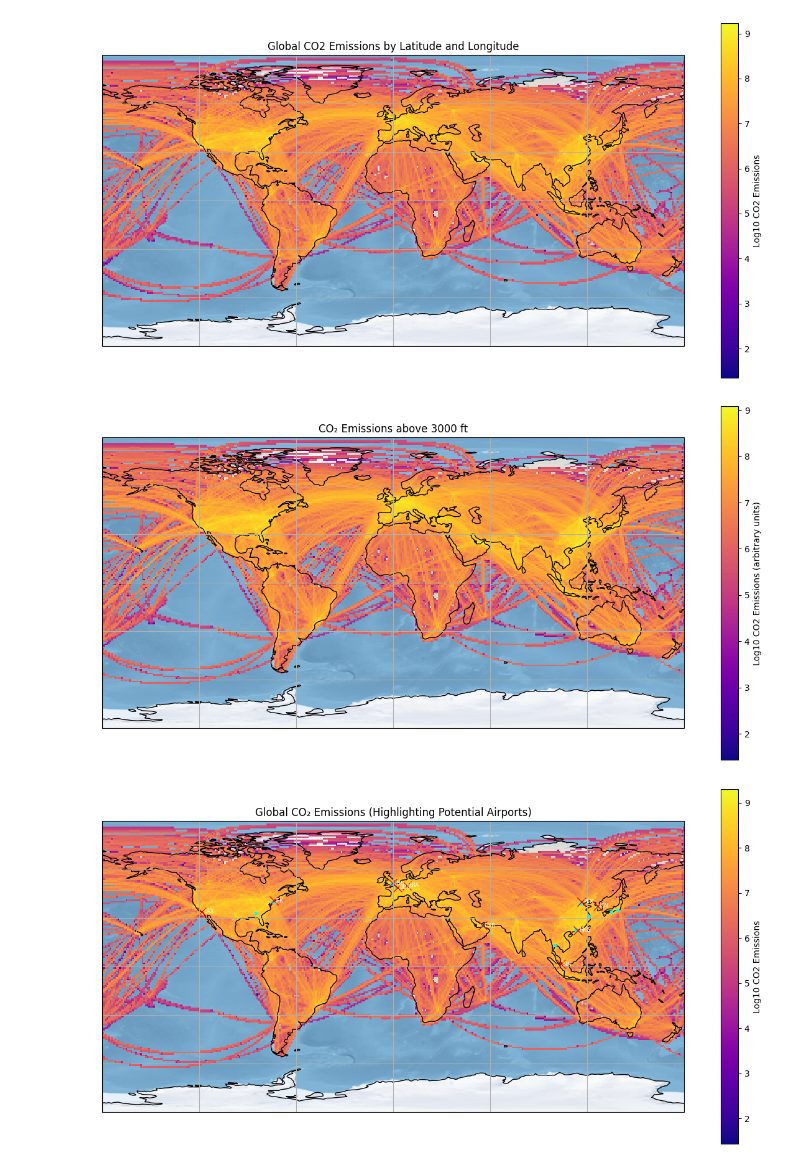
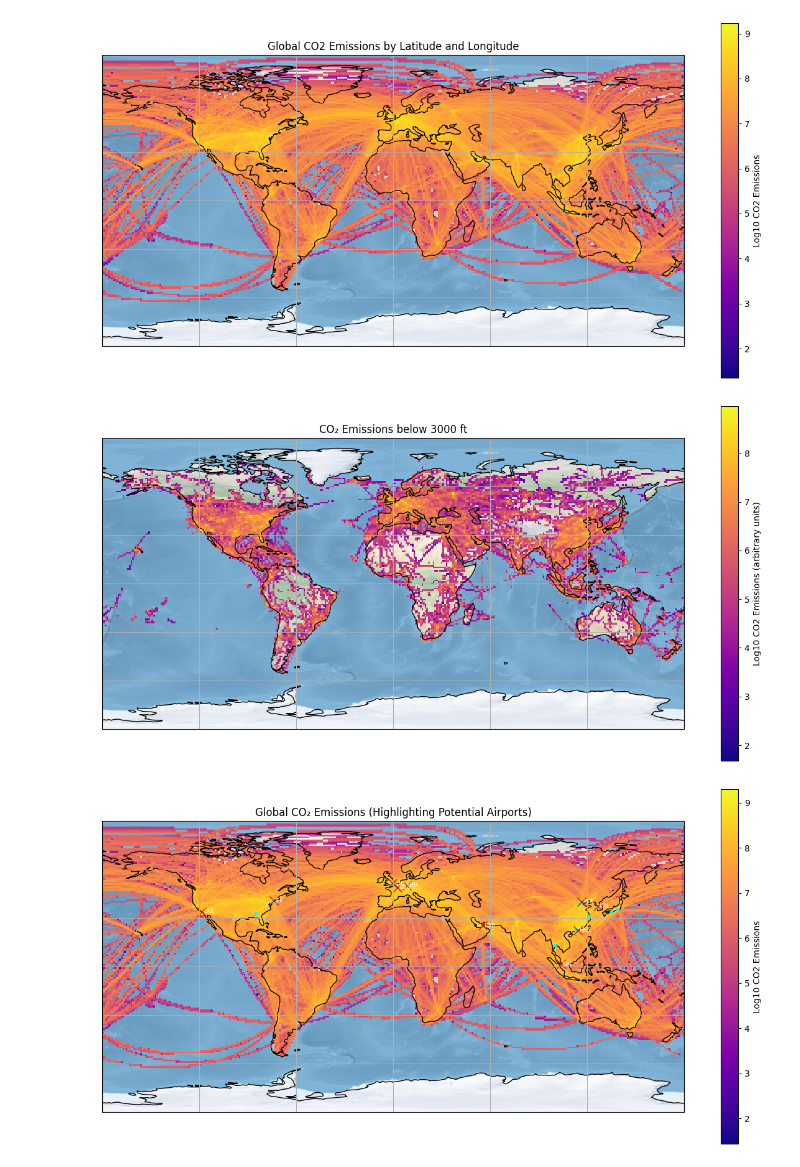
Before and after one commit to abhigyan-prakash-12/Prelim-code-for-OAC, a Jupyter notebook: prelim code work for OAC/plotting_maps.ipynb, the cells around one changed output. Drawn from its saved outputs; the diff is of its cells as text; code cells hidden in the pictures.

```diff
--- a/prelim code work for OAC/plotting_maps.ipynb
+++ b/prelim code work for OAC/plotting_maps.ipynb
@@ -10,9 +10,9 @@ plot_co2_emissions("Inventories/emi_inv_2020.nc")
 # %% [output]
 [figure]
 # %%
-plot_co2_threshold('Inventories/emi_inv_2025.nc', threshold_percentile=99.99, threshold_alt= 3000, mode='above', unit='ft')
+plot_co2_threshold('Inventories/emi_inv_2025.nc', threshold_percentile=99.99, threshold_alt= 3000, mode='below', unit='ft')
 # %% [output]
-[figure, old version]
+[figure, new version]
 # %%
 co2_emissions_airport("Inventories/emi_inv_2025.nc", threshold_percentile=99.97)
 # %% [output]
```
Also changed, not shown: parts of 2 cells of this notebook, 1 other file.
